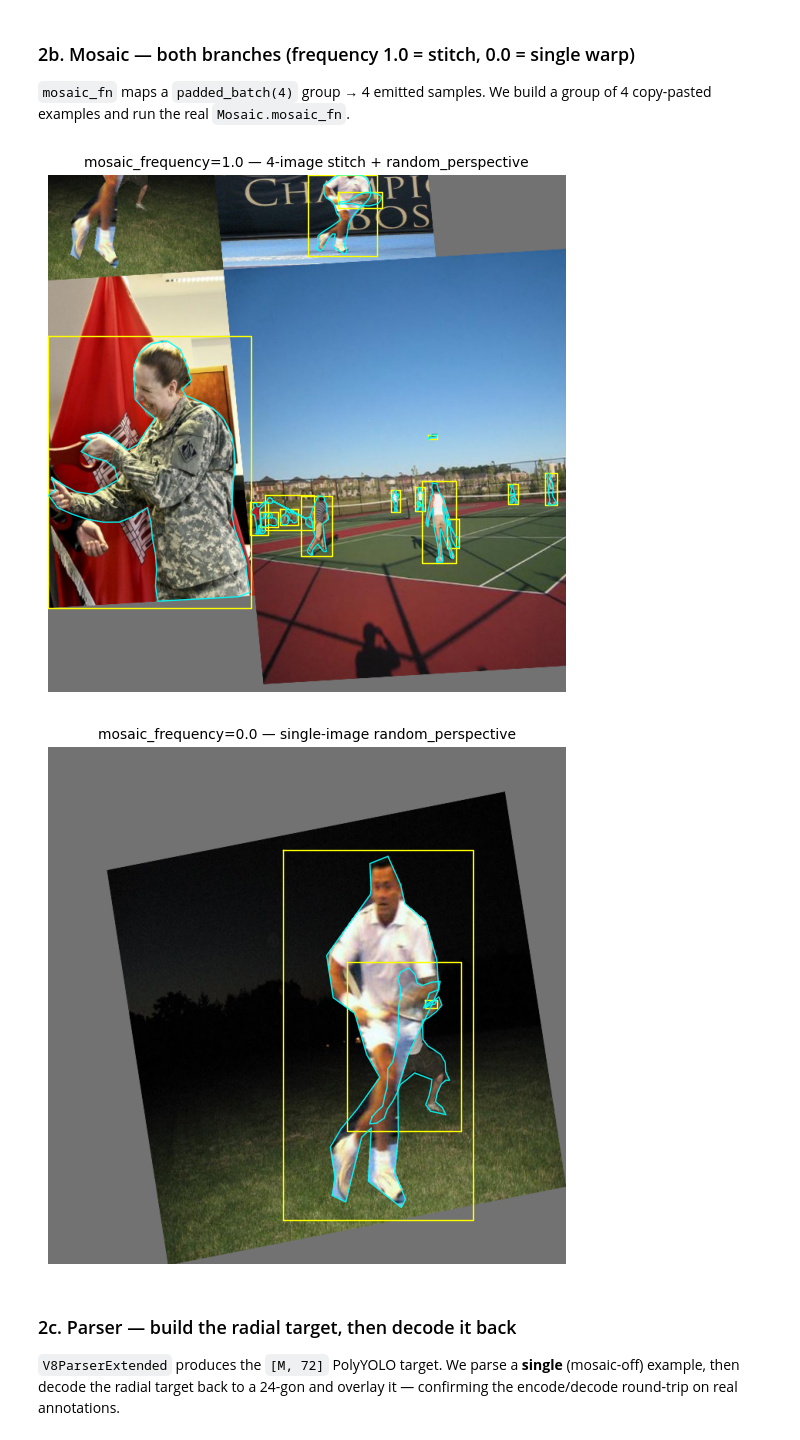
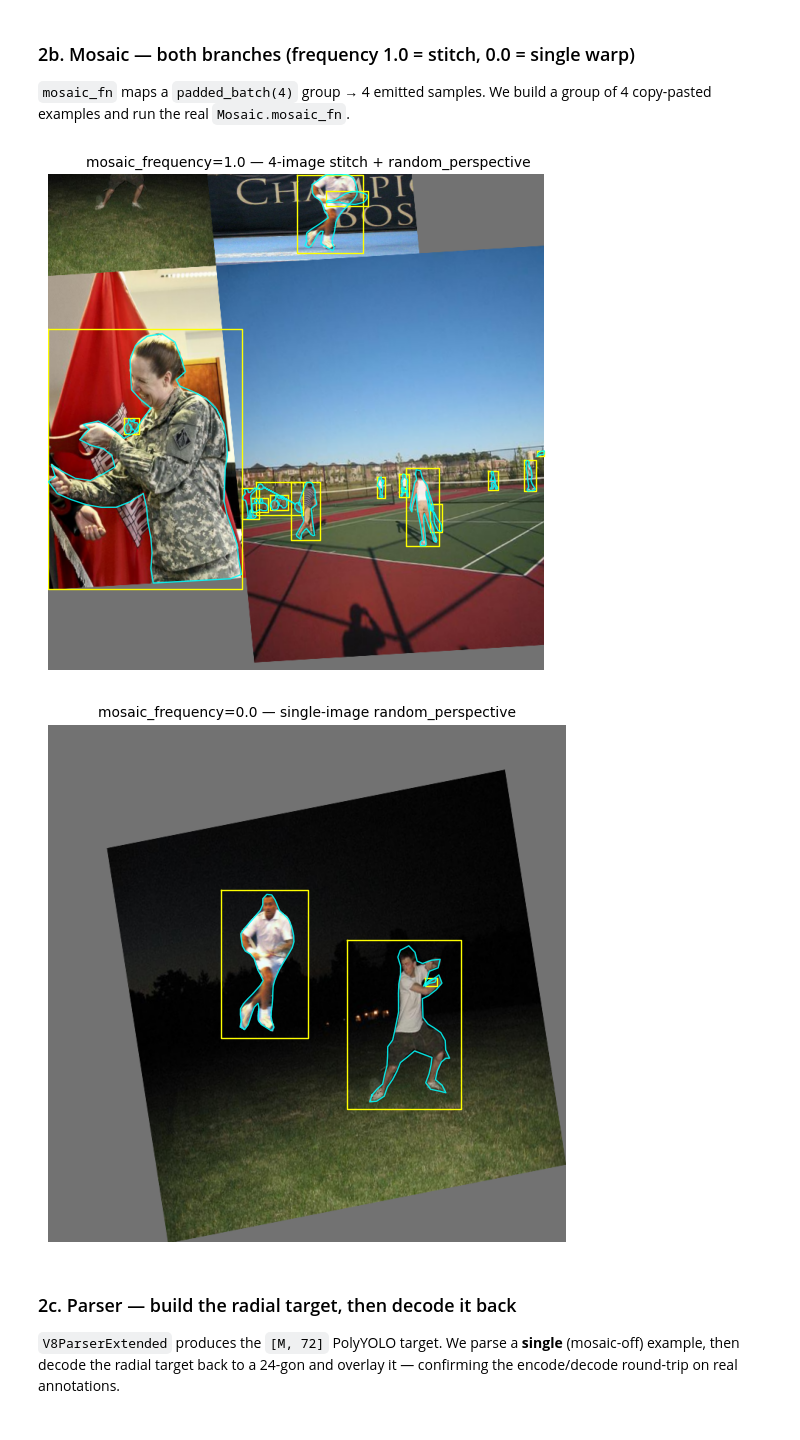
Before and after one commit to sumanth-botlagunta/yolov8-poly-dist-tf, a Jupyter notebook: notebooks/02_polygon_bins_walkthrough.ipynb, the cells around one changed output. Cells and saved outputs as stored; diff of their text form; code cells hidden in the pictures.

Commit message:
docs: notebook 02 loads the origin TFDS dataset first (coco fallback); add 4-point-rectangle bin demo
Co-Authored-By: Claude Fable 5 <noreply@anthropic.com>

```diff
--- a/notebooks/02_polygon_bins_walkthrough.ipynb
+++ b/notebooks/02_polygon_bins_walkthrough.ipynb
@@ -73,19 +87,26 @@ for _ in range(4):
 if REPO_ROOT not in sys.path:
     sys.path.insert(0, REPO_ROOT)
 
-# --- dataset location (override if needed) ---
+# === DATA CONFIG ===========================================================
+# Origin dataset (loaded FIRST via TFDS + the repo's PolygonDecoder, exactly as
+# training). On the cloud TFDS_DATA_DIR holds these and the notebook runs on the
+# ORIGIN dataset; locally TFDS is usually absent and we fall back to coco128-seg.
+TFDS_DATA_DIR = os.environ.get(
+    "TFDS_DATA_DIR", "/group-volume/bot.sumanth/tensorflow_datasets/"
+)
+TFDS_NAME = os.environ.get("TFDS_NAME", "cleaner_polygon2026:2.0.0")
+TFDS_SPLIT = os.environ.get("TFDS_SPLIT", "train")
+
+# coco128-seg fallback location (used only if the TFDS load above fails).
 DATA_DIR = os.environ.get("DATA_DIR", "/Users/sumanth/claude-work/datasets/coco128-seg")
-
 IMG_DIR = os.path.join(DATA_DIR, "images", "train2017")
 LBL_DIR = os.path.join(DATA_DIR, "labels", "train2017")
-assert os.path.isdir(IMG_DIR), (
-    f"coco128-seg not found at {DATA_DIR!r}. Fetch it with the curl command above "
-    f"or set the DATA_DIR environment variable."
-)
+# ===========================================================================
 
 SEED = 20260613
 random.seed(SEED)
-print("repo root:", REPO_ROOT)
-print("data dir :", DATA_DIR)
-print("n images :", len(glob.glob(os.path.join(IMG_DIR, '*.jpg'))))
+print("repo root     :", REPO_ROOT)
+print("TFDS_NAME     :", TFDS_NAME)
+print("TFDS_DATA_DIR :", TFDS_DATA_DIR)
+print("coco fallback :", DATA_DIR, "(exists)" if os.path.isdir(IMG_DIR) else "(missing)")
 # %% [output]
@@ -332,38 +424,38 @@ def stack4(batch_list):
         rows = []
         for e in batch_list:
             v = tf.cast(e[k], dt); pad = maxn - int(tf.shape(v)[0])
             rows.append(tf.pad(v, [[0, pad]] + [[0, 0]]*(len(v.shape)-1), constant_values=pv))
         out[k] = tf.stack(rows, 0)
     prows = []
     for e in batch_list:
         v = e["groundtruth_polygons"]
         prows.append(tf.pad(v, [[0, maxn-int(tf.shape(v)[0])], [0, maxc-int(tf.shape(v)[1])]],
                             constant_values=-1.0))
     out["groundtruth_polygons"] = tf.stack(prows, 0)
     for k in ("image", "height", "width", "source_id"):
         out[k] = tf.stack([e[k] for e in batch_list], 0)
     return out
 
 grp_examples = []
-for j, st in enumerate(demo[:4]):
-    e = resample_decoded(pre_resize(load_example(st, seed=2)))
-    e = cp_fn(e, build_rgba_copy_paste_source(demo[(j + 1) % 4], 0))
+for j in range(4):
+    e = dict(EXAMPLES[j])
+    e = cp_fn(e, cp_source_from_example(EXAMPLES[(j + 1) % 4], 0))  # paste a real object
     grp_examples.append(e)
 group = stack4(grp_examples)
 
 for freq, label in [(1.0, "mosaic_frequency=1.0 — 4-image stitch + random_perspective"),
                     (0.0, "mosaic_frequency=0.0 — single-image random_perspective")]:
     tf.random.set_seed(7)
     mos = Mosaic(output_size=[H, W], mosaic_frequency=freq, mixup_frequency=0.0,
                  aug_scale_min=0.4, aug_scale_max=1.9, area_thresh=0.5, with_polygons=True,
                  degrees=10.0, shear=2.0, translate=0.1, mosaic_center=0.25)
     out4 = mos.mosaic_fn(is_training=True)(group)
     img = np_(out4["image"][0]); bx = np_(out4["groundtruth_boxes"][0])
     pl = [np_(out4["groundtruth_polygons"][0])[i] for i in range(bx.shape[0])]
     show_stage(img, bx, pl, label)
 # %% [output]
-[figure, old version]
+[figure, new version]
-[figure, old version]
+[figure, new version]
 # %% [markdown]
 ### 2c. Parser — build the radial target, then decode it back
 
```
Also changed, not shown: parts of 15 cells of this notebook.
